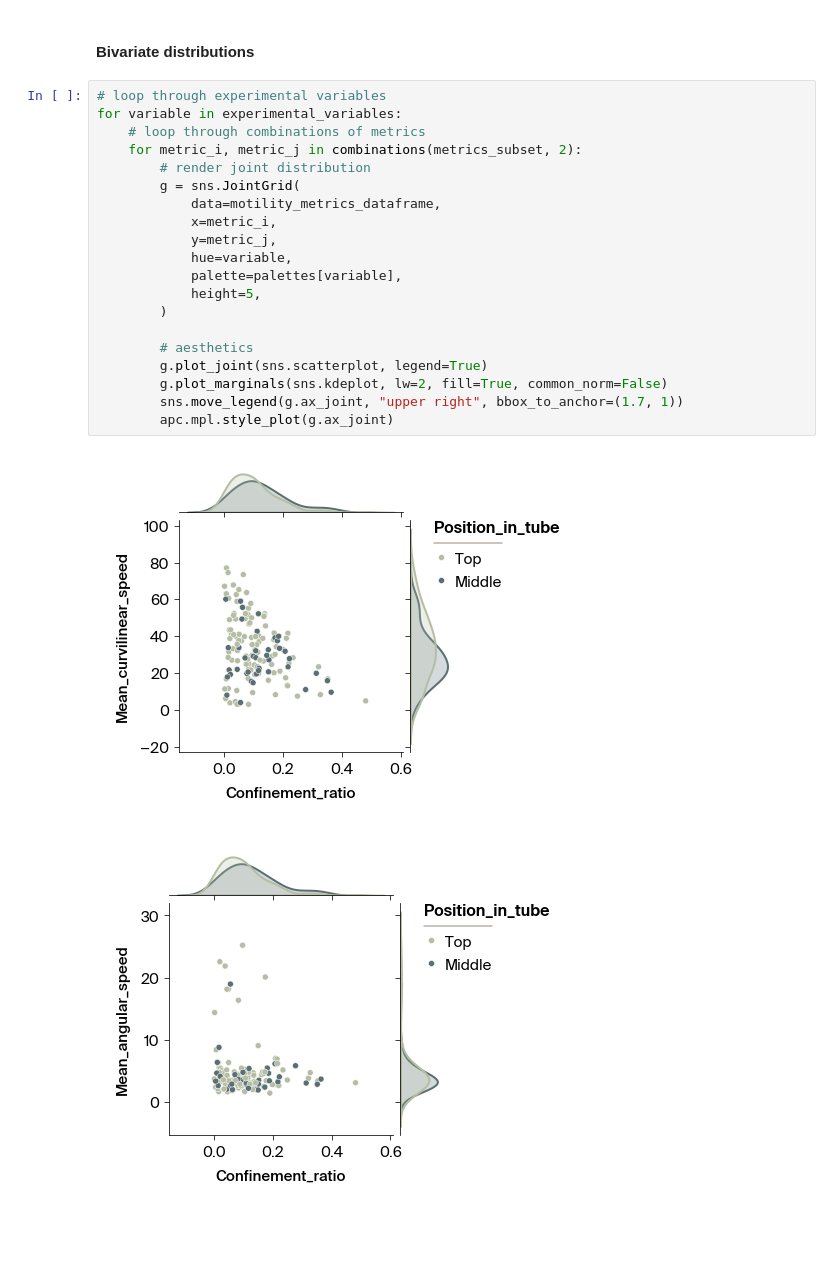
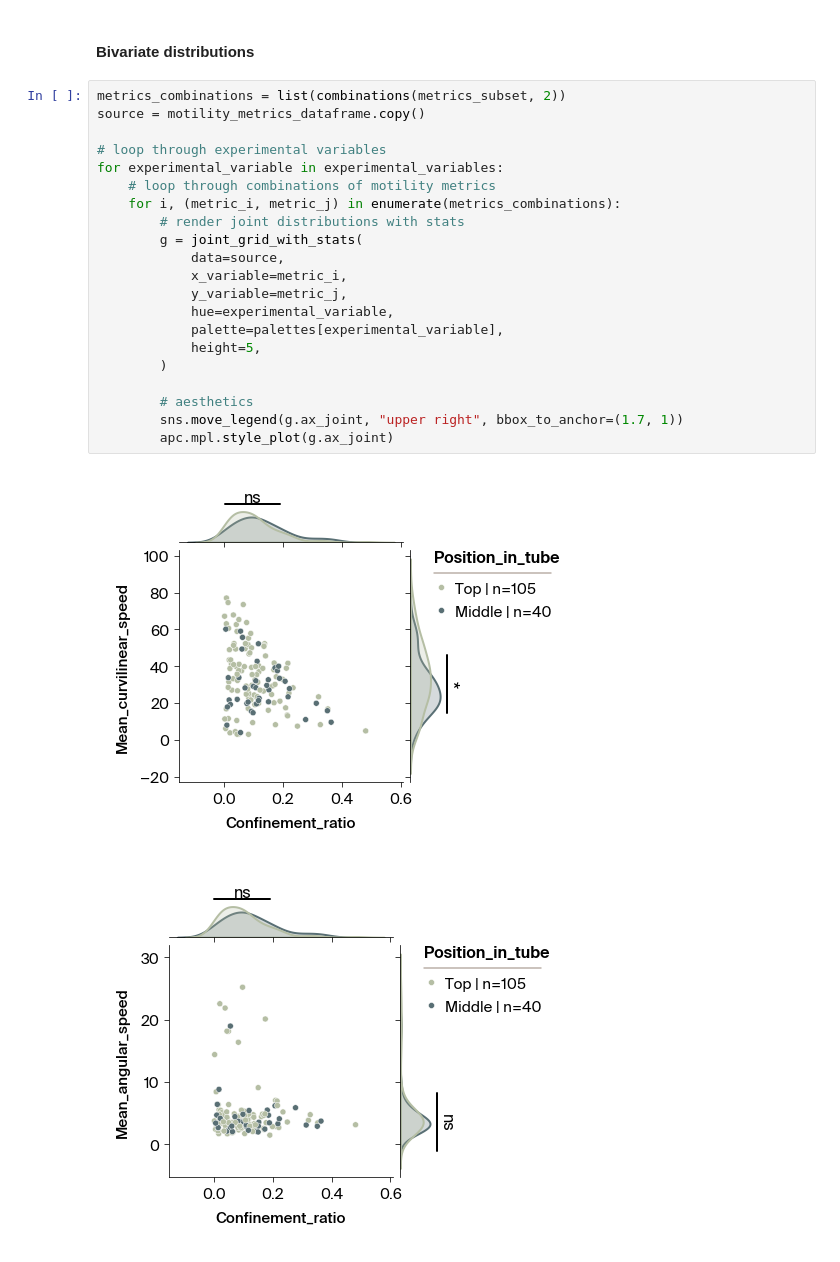
Before and after one commit to Arcadia-Science/2024-unicellular-tracking, a Jupyter notebook: notebooks/3_motility-analysis-in-pools.ipynb, the cells around one changed output. Drawn from its saved outputs; the diff is of its cells as text; blank space fills up the shorter version.

Commit message:
Update 3_motility-analysis-in-pools.ipynb
Make use of functionality in `stats_testing` to clean up notebook

```diff
--- a/notebooks/3_motility-analysis-in-pools.ipynb
+++ b/notebooks/3_motility-analysis-in-pools.ipynb
@@ -168,25 +137,26 @@ for k, experimental_variable in enumerate(experimental_variables):
 # %% [markdown]
 #### Bivariate distributions
 # %%
+metrics_combinations = list(combinations(metrics_subset, 2))
+source = motility_metrics_dataframe.copy()
+
 # loop through experimental variables
-for variable in experimental_variables:
-    # loop through combinations of metrics
-    for metric_i, metric_j in combinations(metrics_subset, 2):
-        # render joint distribution
-        g = sns.JointGrid(
-            data=motility_metrics_dataframe,
-            x=metric_i,
-            y=metric_j,
-            hue=variable,
-            palette=palettes[variable],
+for experimental_variable in experimental_variables:
+    # loop through combinations of motility metrics
+    for i, (metric_i, metric_j) in enumerate(metrics_combinations):
+        # render joint distributions with stats
+        g = joint_grid_with_stats(
+            data=source,
+            x_variable=metric_i,
+            y_variable=metric_j,
+            hue=experimental_variable,
+            palette=palettes[experimental_variable],
             height=5,
         )
 
         # aesthetics
-        g.plot_joint(sns.scatterplot, legend=True)
-        g.plot_marginals(sns.kdeplot, lw=2, fill=True, common_norm=False)
         sns.move_legend(g.ax_joint, "upper right", bbox_to_anchor=(1.7, 1))
         apc.mpl.style_plot(g.ax_joint)
 # %% [output]
-[figure, old version]
+[figure, new version]
-[figure, old version]
+[figure, new version]
```
Also changed, not shown: parts of 4 cells of this notebook.
